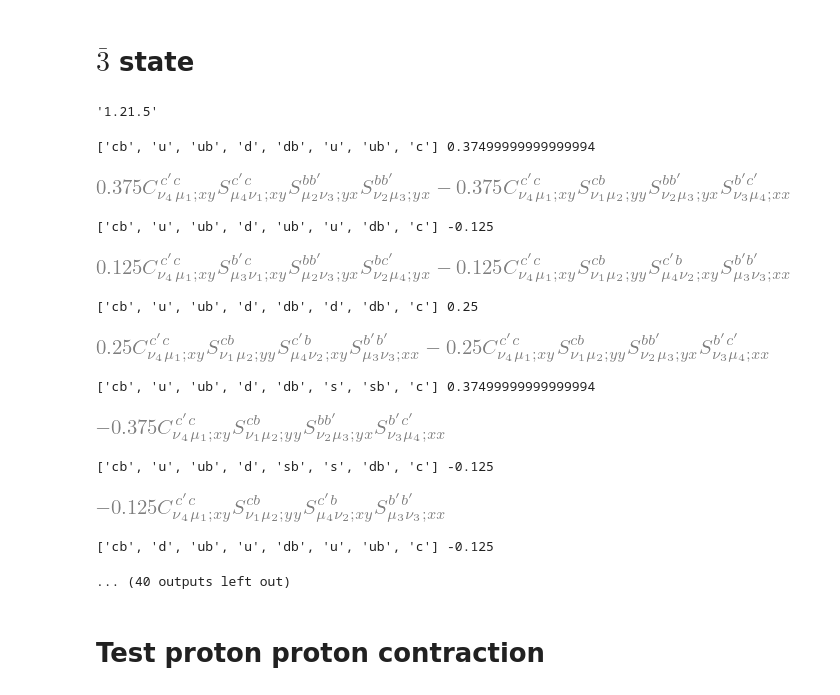
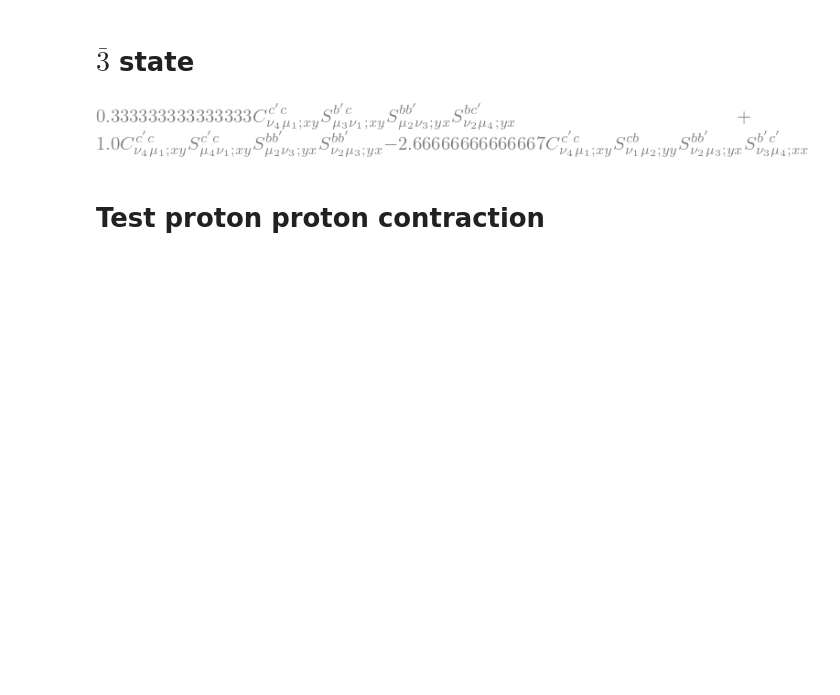
Before and after one commit to luutom/su3, a Jupyter notebook: notebooks/contraction.ipynb, the cells around one changed output. Drawn from its saved outputs; the diff is of its cells as text; code cells hidden in the pictures; blank space fills up the shorter version.

```diff
--- a/notebooks/contraction.ipynb
+++ b/notebooks/contraction.ipynb
@@ -714,8 +728,6 @@ display(PRINT)
 # %% [markdown]
 # $\bar{3}$ state
 # %%
-import numpy
-display(numpy.version.version)
 position=['y','y','y','y','x','x','x','x']
 spin=['\\mu_1','\\nu_1','\\mu_2','\\nu_2','\\mu_3','\\nu_3','\\mu_4','\\nu_4']
 #spin=['1','2','1','1','2','1']
@@ -744,48 +756,36 @@ for quark, over1 in zip(QUARK,overall):
 #        print(OUTPUT)
         PRINT+=print_propagator(OUTPUT,quark+antiquark,spin,color,position,over1*over2)
 
 #display(PRINT)
 
 
 quark1=['cb','u','ub','d']
 quark2=['cb','d','ub','u']
 quark3=['cb','d','db','d']
 quark4=['cb','s','sb','d']
 quark5=['cb','d','sb','s']
 
 QUARK=[quark1,quark2,quark3,quark4,quark5]
 QUARK2=deepcopy(QUARK)
 overall=[np.sqrt(3/8),-1/2/np.sqrt(6),1/np.sqrt(6),np.sqrt(3/8),-1/2/np.sqrt(6)]
 PRINT=0
 for quark, over1 in zip(QUARK,overall):
     for quark2, over2 in zip(QUARK2,overall):
         antiquark=[]
         for q in quark2:
             antiquark.append(anti[q])
         antiquark.reverse()
-        print(quark+antiquark, over1*over2)
+        #print(quark+antiquark, over1*over2)
         output=[]
         OUTPUT=[]
         contraction(quark+antiquark,0,output,OUTPUT)
         PRINT2=print_propagator(OUTPUT,quark+antiquark,spin,color,position,over1*over2)
-        display(PRINT2)
+        #display(PRINT2)
         PRINT+=PRINT2
 
 display(PRINT)
 # %% [output]
-'1.21.5'
-['cb', 'u', 'ub', 'd', 'db', 'u', 'ub', 'c'] 0.37499999999999994
-[figure, old version]
+[figure, new version]
-['cb', 'u', 'ub', 'd', 'ub', 'u', 'db', 'c'] -0.125
-[figure, removed]
-['cb', 'u', 'ub', 'd', 'db', 'd', 'db', 'c'] 0.25
-[figure, removed]
-['cb', 'u', 'ub', 'd', 'db', 's', 'sb', 'c'] 0.37499999999999994
-[figure, removed]
-['cb', 'u', 'ub', 'd', 'sb', 's', 'db', 'c'] -0.125
-[figure, removed]
-['cb', 'd', 'ub', 'u', 'db', 'u', 'ub', 'c'] -0.125
-... (40 outputs left out)
 # %% [markdown]
 # Test proton proton contraction
 # %%
```
Also changed, not shown: parts of 4 cells of this notebook.
